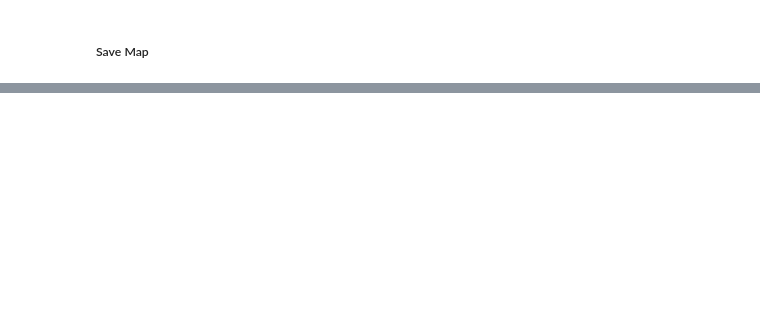
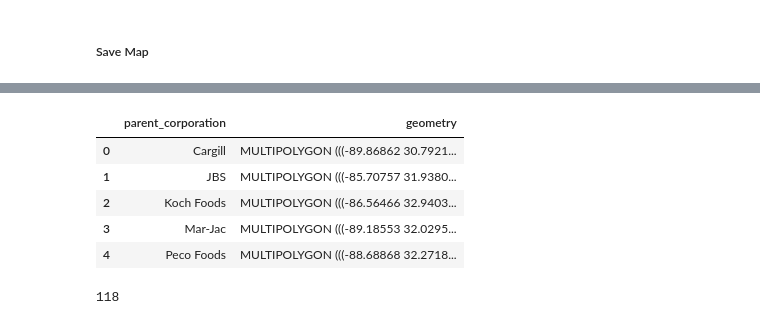
Before and after one commit to uchicago-dsi/rafi-poultry, a Jupyter notebook: notebooks/parent-corp-geojson-creation.ipynb, the cells around one changed output, grey strips where cells are left out. Saved outputs shown, nothing was run; the diff lists cells and outputs as text; code cells hidden in the pictures; blank space fills up the shorter version.

```diff
--- a/notebooks/parent-corp-geojson-creation.ipynb
+++ b/notebooks/parent-corp-geojson-creation.ipynb
@@ -348,0 +426,5 @@ full_df.to_file("../isochrones_with_parent_corp.geojson", driver="GeoJSON")
+# %%
+corp_dfs = []
+for corp in df_large_chickens['Parent Corporation'].unique():
+    df = df_large_chickens[df_large_chickens['Parent Corporation'] == corp]
+    corp_dfs.append(df)
@@ -348,0 +461,9 @@ full_df.to_file("../isochrones_with_parent_corp.geojson", driver="GeoJSON")
+# %%
+df_corps_joined.head()
+# %% [output]
+|  | parent_corporation | geometry |
+| 0 | Cargill | MULTIPOLYGON (((-89.86862 30.7921... |
+| 1 | JBS | MULTIPOLYGON (((-85.70757 31.9380... |
+| 2 | Koch Foods | MULTIPOLYGON (((-86.56466 32.9403... |
+| 3 | Mar-Jac | MULTIPOLYGON (((-89.18553 32.0295... |
+| 4 | Peco Foods | MULTIPOLYGON (((-88.68868 32.2718... |
@@ -348,0 +497,4 @@ full_df.to_file("../isochrones_with_parent_corp.geojson", driver="GeoJSON")
+# %%
+len(corp_state_geojsons)
+# %% [output]
+118
```
Also changed, not shown: parts of 20 cells of this notebook.
